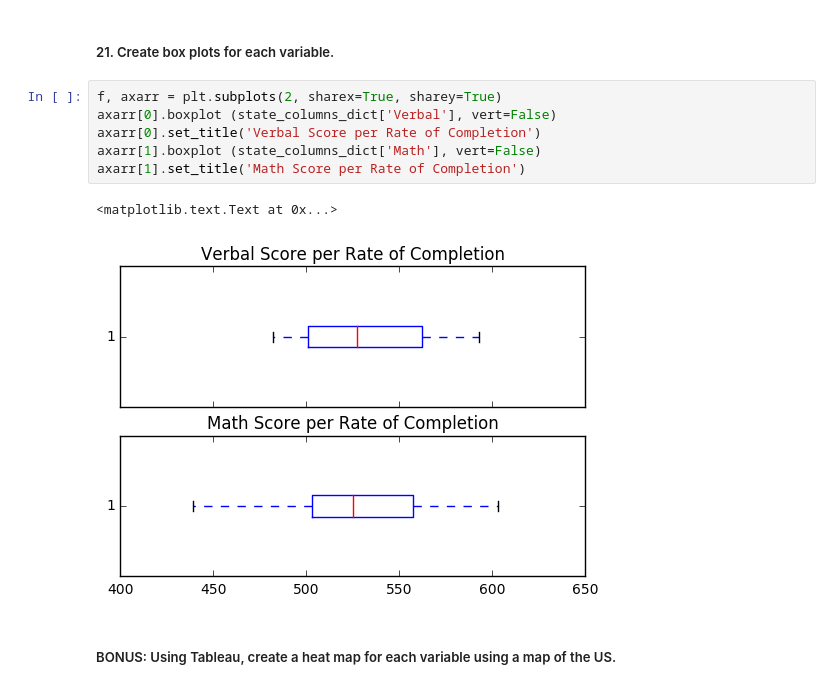
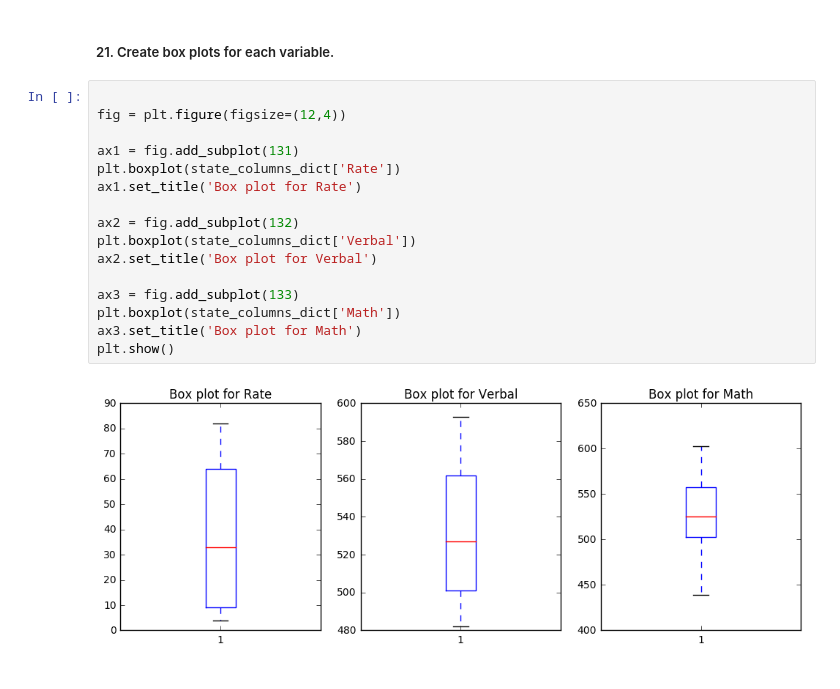
Before and after one commit to killerdame/SAT-Scores-Summary-Statistics, a Jupyter notebook: starter-code/project_1.ipynb, the cells around one changed output. Cells and saved outputs as stored; diff of their text form.

```diff
--- a/starter-code/project_1.ipynb
+++ b/starter-code/project_1.ipynb
@@ -216,14 +251,21 @@ axarr[1].set_title('Math Score per Rate of Completion')
 The rate of participation is inversely proportionate to the math and verbal sat scores. This indicates that better students (or test takers) are more likely to be interested in participateping in the SAT's.
 # %% [markdown]
 ##### 21. Create box plots for each variable.
-# %%
-f, axarr = plt.subplots(2, sharex=True, sharey=True)
-axarr[0].boxplot (state_columns_dict['Verbal'], vert=False)
-axarr[0].set_title('Verbal Score per Rate of Completion')
-axarr[1].boxplot (state_columns_dict['Math'], vert=False)
-axarr[1].set_title('Math Score per Rate of Completion')
-# %% [output]
-<matplotlib.text.Text at 0x...>
-[figure, removed]
-# %% [markdown]
-##### BONUS: Using Tableau, create a heat map for each variable using a map of the US.
+# %%
+
+fig = plt.figure(figsize=(12,4))
+
+ax1 = fig.add_subplot(131)
+plt.boxplot(state_columns_dict['Rate'])
+ax1.set_title('Box plot for Rate')
+
+ax2 = fig.add_subplot(132)
+plt.boxplot(state_columns_dict['Verbal'])
+ax2.set_title('Box plot for Verbal')
+
+ax3 = fig.add_subplot(133)
+plt.boxplot(state_columns_dict['Math'])
+ax3.set_title('Box plot for Math')
+plt.show()
+# %% [output]
+[figure, added]
```
Also changed, not shown: parts of 14 cells of this notebook, 1 other file.
